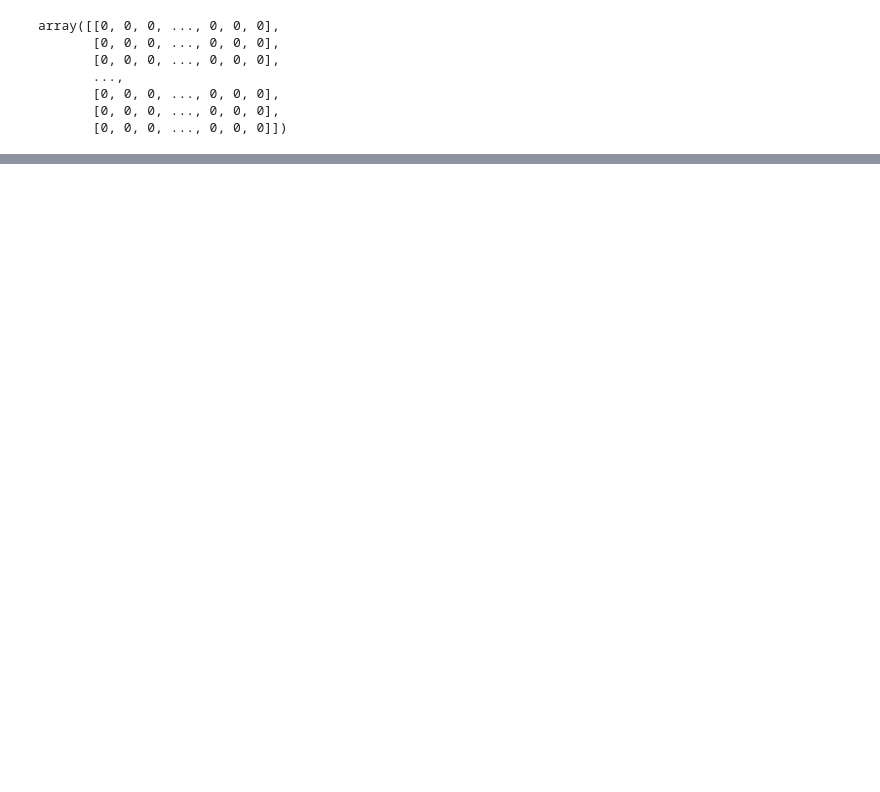
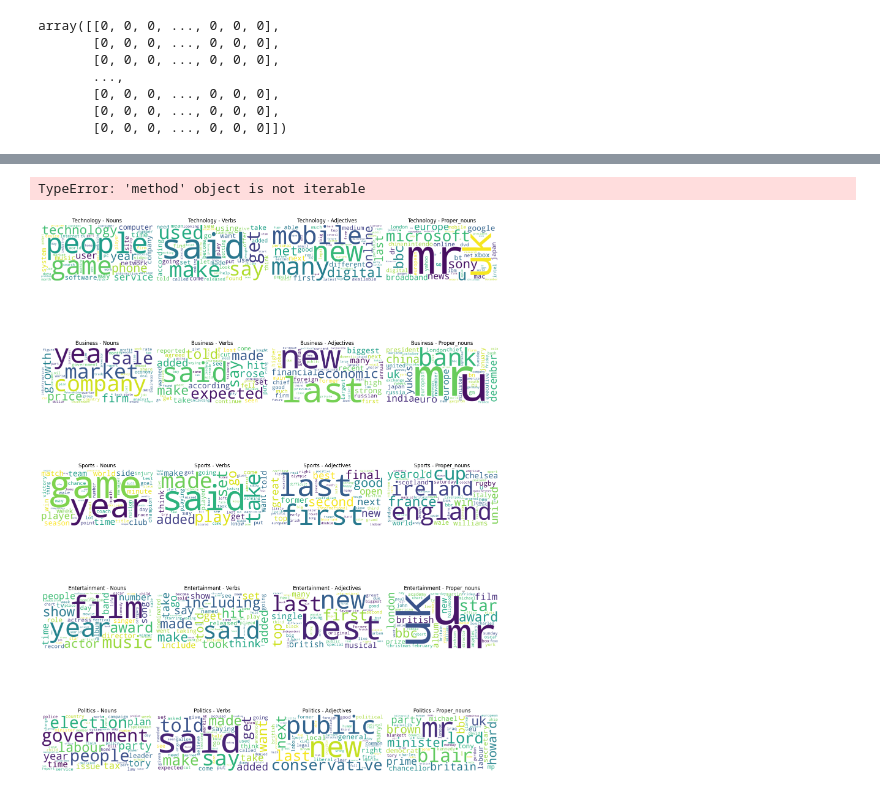
Before and after one commit to yedhuk/categorizing-news-articles-flipitnews, a Jupyter notebook: notebook/FlipItNews Business Case.ipynb, the cells around one changed output, grey strips where cells are left out. Drawn from its saved outputs; the diff is of its cells as text; code cells hidden in the pictures; blank space fills up the shorter version.

```diff
--- a/notebook/FlipItNews Business Case.ipynb
+++ b/notebook/FlipItNews Business Case.ipynb
@@ -310,0 +412,2 @@ plt.show()
+# %%
+nlp = spacy.load('en_core_web_sm')
@@ -310,0 +444,55 @@ plt.show()
+# %%
+pos_list = ['nouns','verbs','adjectives','proper_nouns']
+# %%
+for category in df_expanded['Category'].unique:
+  for pos in pos_list:
+    pos_tokens = [word for tokens in df_expanded[df_expanded['Category']==category][pos] for word in tokens]
+    freq_dist = FreqDist(pos_tokens)
+    common_words = freq_dist.most_common(50)
+    print(f"Most Common {pos} : {common_words}")
+
+    common_proper_words_dict = dict(common_words)
+    wordcloud = WordCloud(width=800, height=400, background_color='white').generate_from_frequencies(common_proper_words_dict)
+
+    # Display the word cloud
+    plt.figure(figsize=(10, 5))
+    plt.imshow(wordcloud, interpolation='bilinear')
+    plt.axis('off')  # Turn off axis
+    plt.show()
+# %% [output]
+TypeError: 'method' object is not iterable
+# %%
+
+pos_list = ['nouns', 'verbs', 'adjectives', 'proper_nouns']
+
+# Number of categories and POS tags
+categories = df_expanded['Category'].unique()
+num_categories = len(categories)
+num_pos = len(pos_list)
+
+# Set up the figure for subplots
+fig, axes = plt.subplots(num_categories, num_pos, figsize=(15, 4 * num_categories), constrained_layout=True)
+
+# Generate word clouds for each category and POS
+for i, category in enumerate(categories):
+    for j, pos in enumerate(pos_list):
+        # Filter tokens by category and POS
+        pos_tokens = [word for tokens in df_expanded[df_expanded['Category'] == category][pos] for word in tokens]
+
+        # Get the most common words and frequencies
+        freq_dist = FreqDist(pos_tokens)
+        common_words = freq_dist.most_common(50)
+
+        # Create a dictionary for word cloud generation
+        common_words_dict = dict(common_words)
+        wordcloud = WordCloud(width=800, height=400, background_color='white').generate_from_frequencies(common_words_dict)
+
+        # Plot the word cloud in the correct subplot
+        ax = axes[i, j] if num_categories > 1 else axes[j]  # Handle single-row case
+        ax.imshow(wordcloud, interpolation='bilinear')
+        ax.set_title(f"{category} - {pos.capitalize()}")
+        ax.axis('off')
+
+plt.show()
+# %% [output]
+[figure, added]
```
Also changed, not shown: parts of 26 cells of this notebook, 2 other files.
